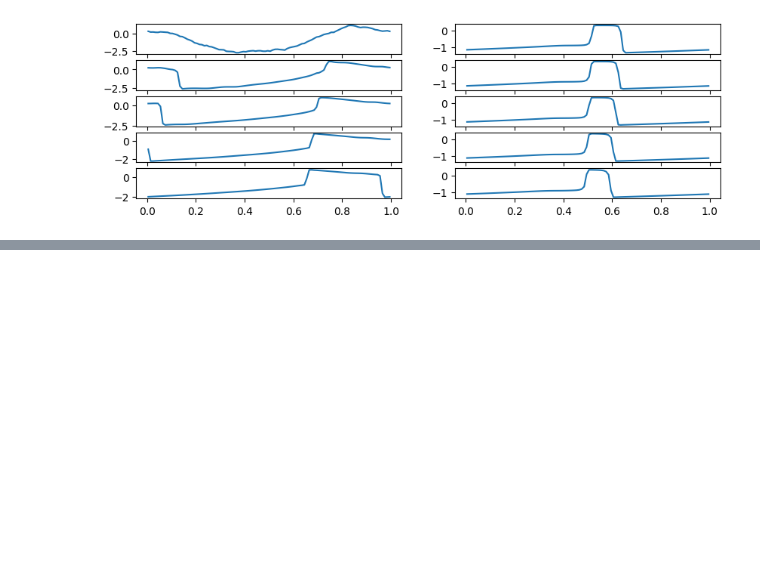
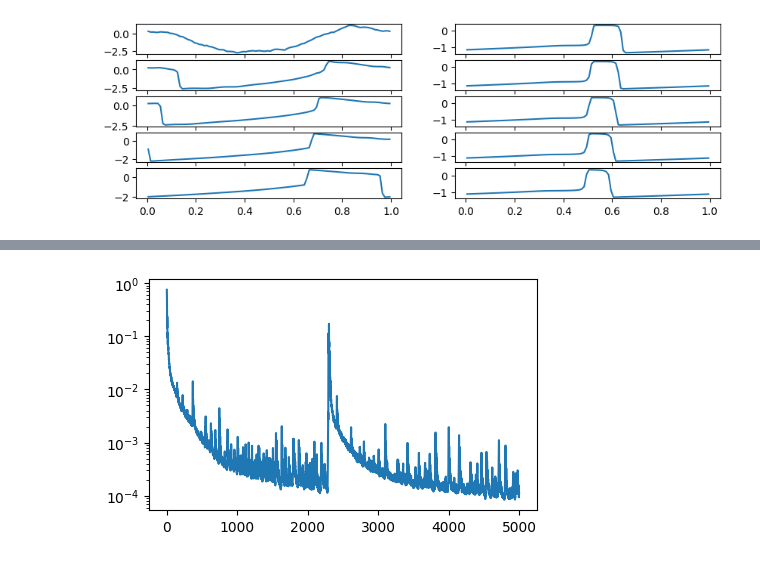
Before and after one commit to xx257xx/CONTEXT_FLUX_NO, a Jupyter notebook: prototype_dpot.ipynb, the cells around one changed output, grey strips where cells are left out. Cells and saved outputs as stored; diff of their text form; code cells hidden in the pictures; blank space fills up the shorter version.

Commit message:
Performed initial DPOT experiments

```diff
--- a/prototype_dpot.ipynb
+++ b/prototype_dpot.ipynb
@@ -73,9 +74,7 @@ for i in range(axes.shape[0]):
 # %% [output]
 [figure]
 # %%
-loader = ContextSegmentLoader(
-    dataset_train, context_size=20, segment_length=2, batch_size=1024
-)
+loader = SegmentLoader(dataset_train, segment_length=21, batch_size=1024)
 batch, _ = loader.load_batch(loader.init())
 # %%
 batch[1].shape
@@ -85,9 +84,9 @@ batch[1].shape
 def loss_fn(
     model, batch: tuple[Float[Array, "..."], ...]
 ) -> tuple[Float[Array, ""], dict]:
-    context, u, dt, dx = batch
-    u0, u1 = u[:, 0], u[:, 1]
-    u1_pred = eqx.filter_vmap(model)(context)[0]
+    u, dt, dx = batch
+    u0, u1 = u[:, :-1], u[:, -1]
+    u1_pred = eqx.filter_vmap(model)(u0)[0]
     return jnp.mean((u1 - u1_pred) ** 2), dict()
 # %%
 loss_fn(dpot, batch)
@@ -103,7 +106,7 @@ num_parameters(dpot)
 # %%
 def train(
     model,
-    dataloader: ContextSegmentLoader,
+    dataloader: SegmentLoader,
     optimizer: optax.GradientTransformation,
     loss_fn,
     max_steps: int,
@@ -135,3 +138,6 @@ def train(
             loss_history.append(loss_scalar)
     finally:
         return model, jnp.asarray(loss_history)
+# %%
+optimizer = optax.adamw(1e-3)
+model, loss_history = train(dpot, loader, optimizer, loss_fn, max_steps=5000)
@@ -137,0 +167,6 @@ def train(
+# %%
+fig, ax = plt.subplots(1, 1, figsize=(5, 3))
+ax.plot(loss_history)
+ax.set_yscale("log")
+# %% [output]
+[figure, added]
```
Also changed, not shown: parts of 10 cells of this notebook, 4 other files.
